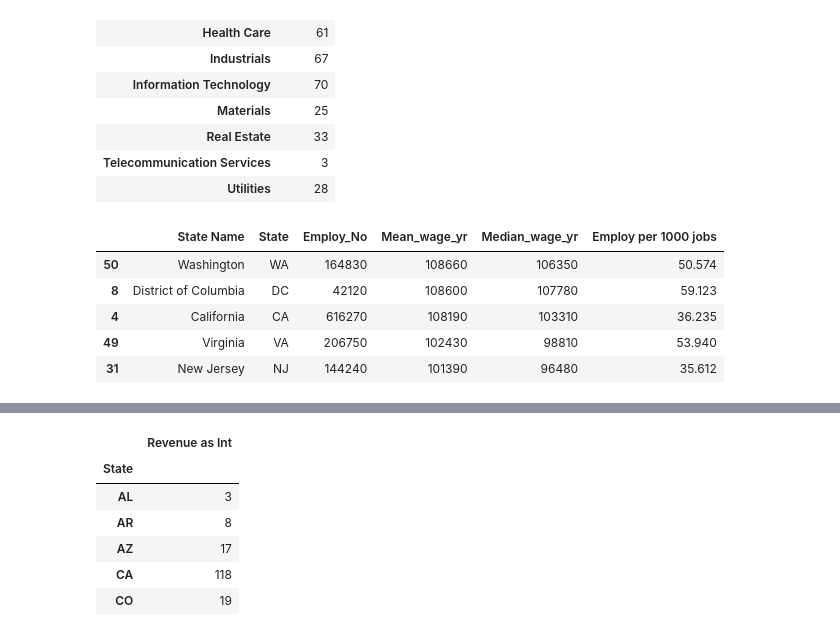
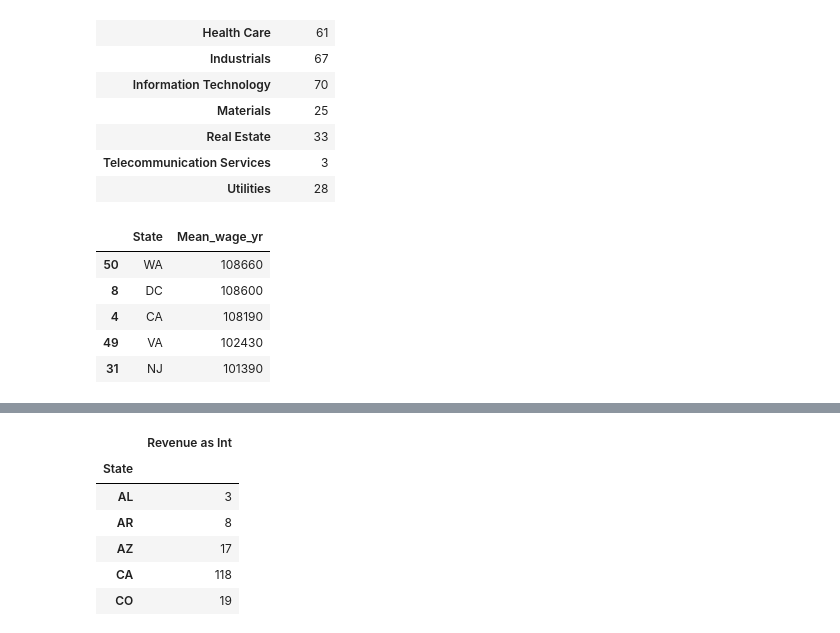
Before and after one commit to yujinie-choi/data_project_one, a Jupyter notebook: yujin_data.ipynb, the cells around one changed output, grey strips where cells are left out. Cells and saved outputs as stored; diff of their text form; code cells hidden in the pictures.

```diff
--- a/yujin_data.ipynb
+++ b/yujin_data.ipynb
@@ -41,14 +41,15 @@ company_group[["Symbol"]]
 # %%
 #how many computer/math employees there are per state
 
 math_emp = "BLS_math_employees.csv"
 math_df = pd.read_csv(math_emp, encoding="utf-8")
 math_df = math_df.sort_values("Mean_wage_yr", ascending=False)
+math_df = math_df[["State", "Mean_wage_yr"]]
 math_df.head()
 # %% [output]
-|  | State Name | State | Employ_No | Mean_wage_yr | Median_wage_yr | Employ per 1000 jobs |
-| 50 | Washington | WA | 164830 | 108660 | 106350 | 50.574 |
-| 8 | District of Columbia | DC | 42120 | 108600 | 107780 | 59.123 |
-| 4 | California | CA | 616270 | 108190 | 103310 | 36.235 |
-| 49 | Virginia | VA | 206750 | 102430 | 98810 | 53.940 |
-| 31 | New Jersey | NJ | 144240 | 101390 | 96480 | 35.612 |
+|  | State | Mean_wage_yr |
+| 50 | WA | 108660 |
+| 8 | DC | 108600 |
+| 4 | CA | 108190 |
+| 49 | VA | 102430 |
+| 31 | NJ | 101390 |
```
Also changed, not shown: parts of 7 cells of this notebook, 1 other file.
